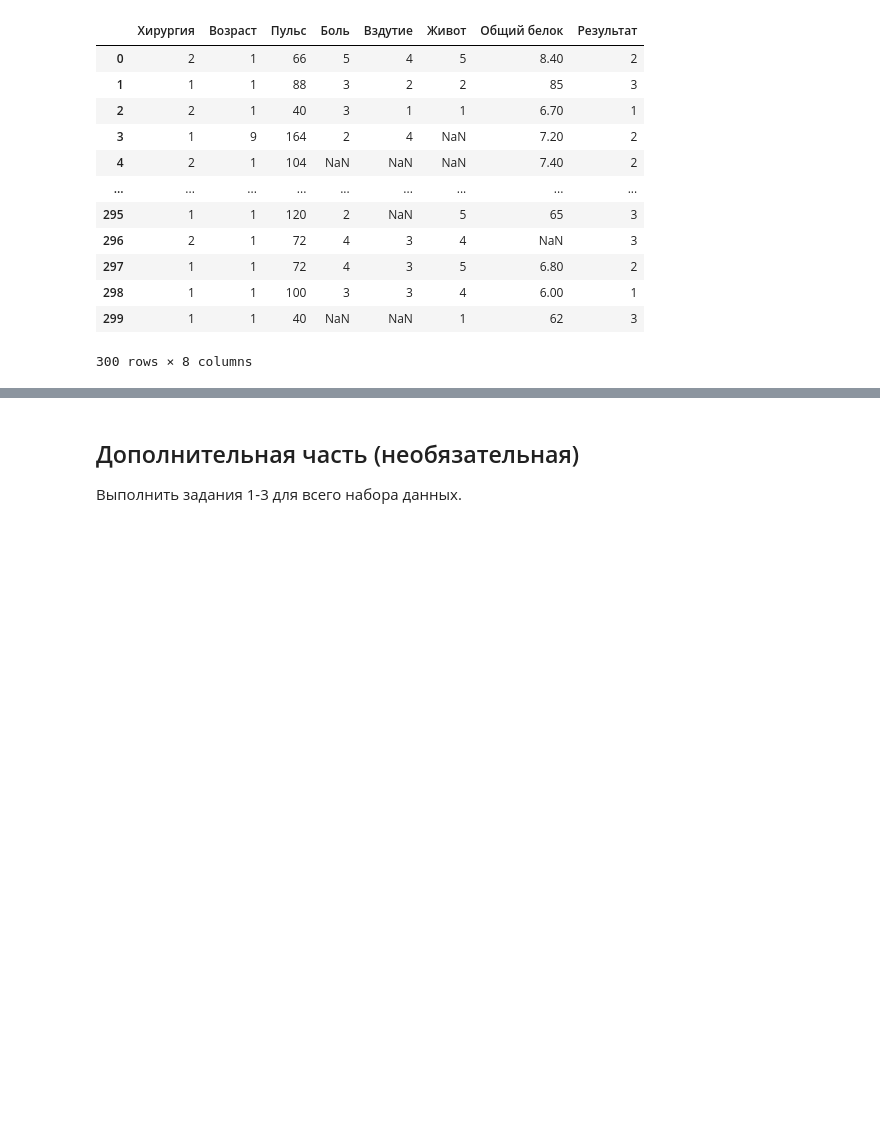
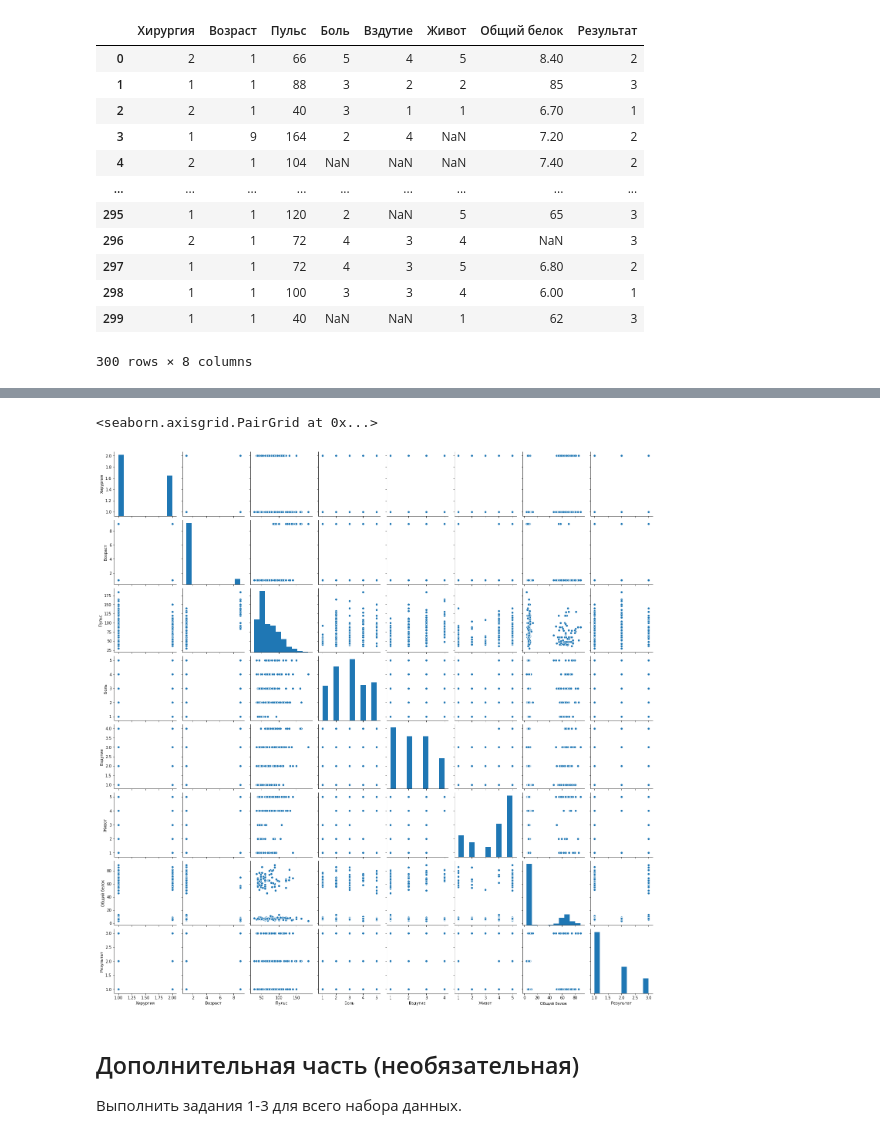
Before and after one commit to IngvarL/pudo-20, a Jupyter notebook: statistics_basics/stat_basics.ipynb, the cells around one changed output, grey strips where cells are left out. Drawn from its saved outputs; the diff is of its cells as text; code cells hidden in the pictures; blank space fills up the shorter version.

```diff
--- a/statistics_basics/stat_basics.ipynb
+++ b/statistics_basics/stat_basics.ipynb
@@ -73,3 +139,9 @@ SyntaxError: invalid syntax (<ipython-input-65-1cf3ede7d475>, line 1)
+# %%
+import seaborn as sns
+sns.pairplot(horse)
+# %% [output]
+<seaborn.axisgrid.PairGrid at 0x...>
+[figure, added]
 # %% [markdown]
 ## Дополнительная часть (необязательная)
 
```
Also changed, not shown: parts of 10 cells of this notebook, 1 other file.
